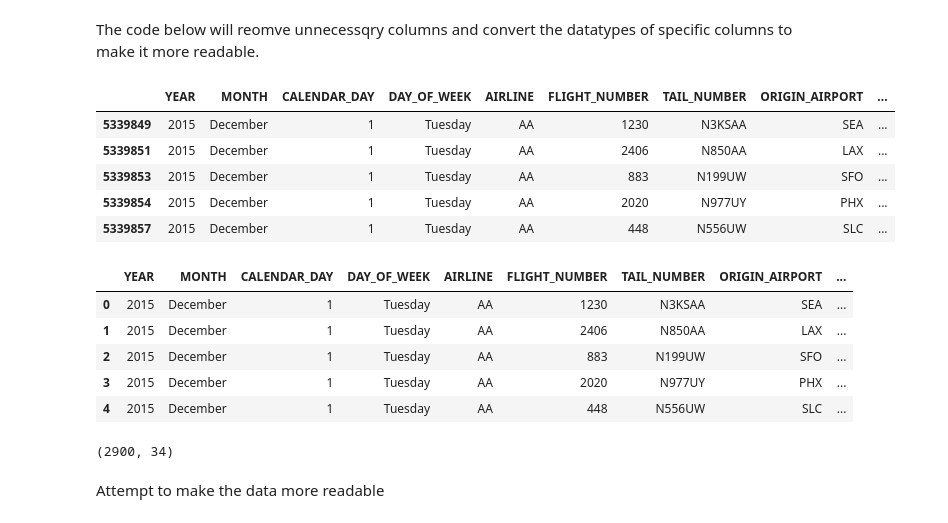
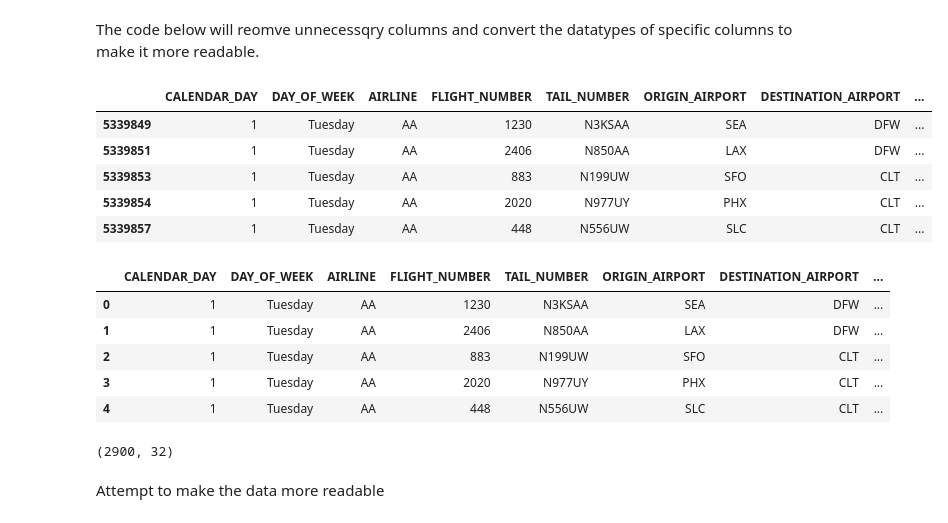
Before and after one commit to Ethangandi/Flights_BI, a Jupyter notebook: Data_Cleaning.ipynb, the cells around one changed output. Cells and saved outputs as stored; diff of their text form; code cells hidden in the pictures.

```diff
--- a/Data_Cleaning.ipynb
+++ b/Data_Cleaning.ipynb
@@ -6,10 +6,10 @@ import matplotlib.pyplot as plt
 
 
 
-flights= pd.read_csv('D:/Project_git/flights.csv')
+flights= pd.read_csv('D:/Project_git/flights.csv',low_memory=False)
 
 #changes the way the df is printed, so it shows all cols without wrapping
 pd.set_option('display.max_columns', None)
 pd.set_option('display.width', 1000)
-flights.shape
+flights.head()
 # %% [output]
@@ -98,47 +86,48 @@ The code below will reomve unnecessqry columns and convert the datatypes of spec
 # %%
 #removing cols that arent going to be used
 comparison_db = comparison_db.drop(["TAXI_OUT", "WHEELS_OFF", "TAXI_IN","WHEELS_ON","YEAR","MONTH"], axis=1)
 
 #change the month from an int to a string
-import calendar
-comparison_db["MONTH"] = comparison_db["MONTH"].apply(lambda x: calendar.month_name[int(x)])
+#import calendar
+#comparison_db["MONTH"] = comparison_db["MONTH"].apply(lambda x: calendar.month_name[int(x)])
 
 '''the function "day_name" accepts ints between 0-6, and the data has ints of 1-7 so the '-1' in the lambda is there to convert the..
 #desired format'''
 comparison_db["DAY_OF_WEEK"] = comparison_db["DAY_OF_WEEK"].apply(lambda x: calendar.day_name[int(x)-1])
 
 #renaming cols to be more accurate
 comparison_db.rename(columns={
     "AIR_TIME": "AIR_TIME(mins)",
     "DISTANCE": "DISTANCE(mi)",
     "DEPARTURE_DELAY": "DEPARTURE_DELAY(mins)",
     "DAY":"CALENDAR_DAY"
 }, inplace=True)
 comparison_db.head()
 # %% [output]
-|  | YEAR | MONTH | CALENDAR_DAY | DAY_OF_WEEK | AIRLINE | FLIGHT_NUMBER | TAIL_NUMBER | ORIGIN_AIRPORT | ... |
-| 5339849 | 2015 | December | 1 | Tuesday | AA | 1230 | N3KSAA | SEA | ... |
-| 5339851 | 2015 | December | 1 | Tuesday | AA | 2406 | N850AA | LAX | ... |
-| 5339853 | 2015 | December | 1 | Tuesday | AA | 883 | N199UW | SFO | ... |
-| 5339854 | 2015 | December | 1 | Tuesday | AA | 2020 | N977UY | PHX | ... |
-| 5339857 | 2015 | December | 1 | Tuesday | AA | 448 | N556UW | SLC | ... |
+|  | CALENDAR_DAY | DAY_OF_WEEK | AIRLINE | FLIGHT_NUMBER | TAIL_NUMBER | ORIGIN_AIRPORT | DESTINATION_AIRPORT | ... |
+| 5339849 | 1 | Tuesday | AA | 1230 | N3KSAA | SEA | DFW | ... |
+| 5339851 | 1 | Tuesday | AA | 2406 | N850AA | LAX | DFW | ... |
+| 5339853 | 1 | Tuesday | AA | 883 | N199UW | SFO | CLT | ... |
+| 5339854 | 1 | Tuesday | AA | 2020 | N977UY | PHX | CLT | ... |
+| 5339857 | 1 | Tuesday | AA | 448 | N556UW | SLC | CLT | ... |
 # %%
+#combining the subsetted data table with the airport data of the destination airport
 #left join makes it so that the data from the left table is preserved
 comparison_db=pd.merge(comparison_db,airports,left_on='DESTINATION_AIRPORT',right_on='IATA_CODE',how="left")
 comparison_db.head()
 # %% [output]
-|  | YEAR | MONTH | CALENDAR_DAY | DAY_OF_WEEK | AIRLINE | FLIGHT_NUMBER | TAIL_NUMBER | ORIGIN_AIRPORT | ... |
-| 0 | 2015 | December | 1 | Tuesday | AA | 1230 | N3KSAA | SEA | ... |
-| 1 | 2015 | December | 1 | Tuesday | AA | 2406 | N850AA | LAX | ... |
-| 2 | 2015 | December | 1 | Tuesday | AA | 883 | N199UW | SFO | ... |
-| 3 | 2015 | December | 1 | Tuesday | AA | 2020 | N977UY | PHX | ... |
-| 4 | 2015 | December | 1 | Tuesday | AA | 448 | N556UW | SLC | ... |
+|  | CALENDAR_DAY | DAY_OF_WEEK | AIRLINE | FLIGHT_NUMBER | TAIL_NUMBER | ORIGIN_AIRPORT | DESTINATION_AIRPORT | ... |
+| 0 | 1 | Tuesday | AA | 1230 | N3KSAA | SEA | DFW | ... |
+| 1 | 1 | Tuesday | AA | 2406 | N850AA | LAX | DFW | ... |
+| 2 | 1 | Tuesday | AA | 883 | N199UW | SFO | CLT | ... |
+| 3 | 1 | Tuesday | AA | 2020 | N977UY | PHX | CLT | ... |
+| 4 | 1 | Tuesday | AA | 448 | N556UW | SLC | CLT | ... |
 # %%
 # Check if both DEPARTURE_TIME and ARRIVAL_TIME are missing -> this will show if a flight was cancelled
 cancelled_flights_df = comparison_db[comparison_db['CANCELLED'] == 1]
 cancelled_flights_df.shape
 # %% [output]
-(2900, 34)
+(2900, 32)
 # %% [markdown]
 Attempt to make the data more readable
 # %%
```
Also changed, not shown: parts of 3 cells of this notebook, 4 other files.
